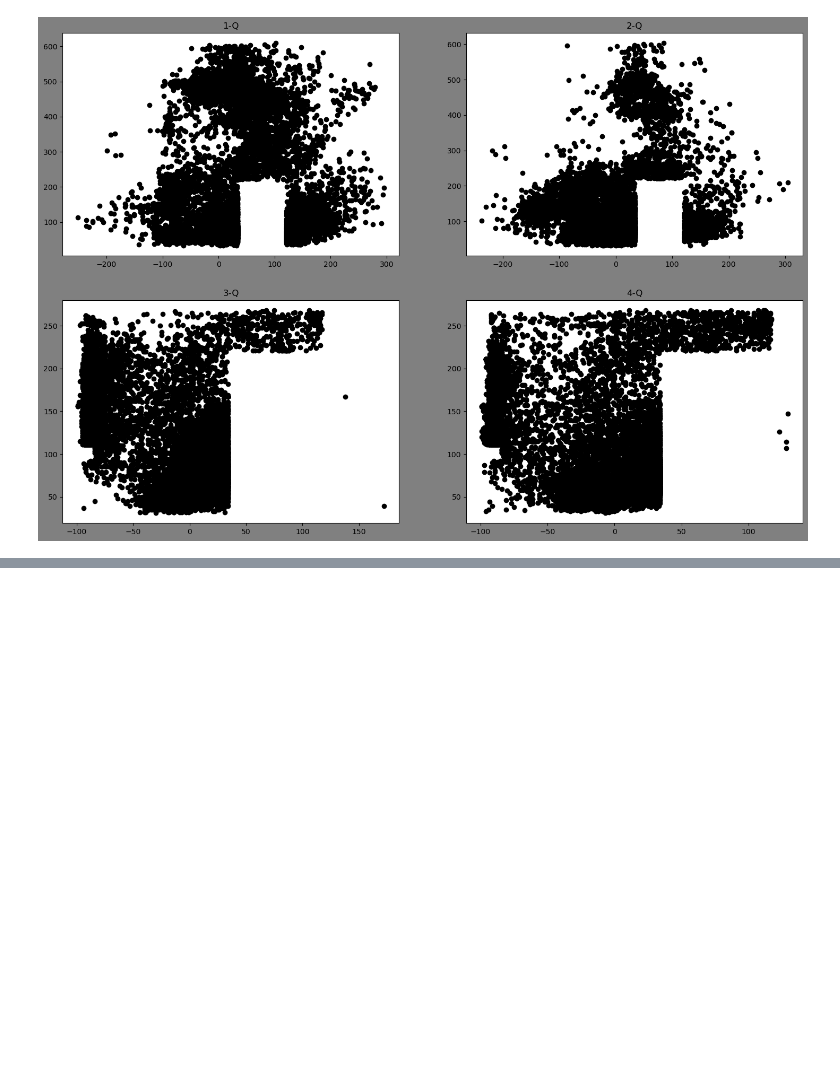
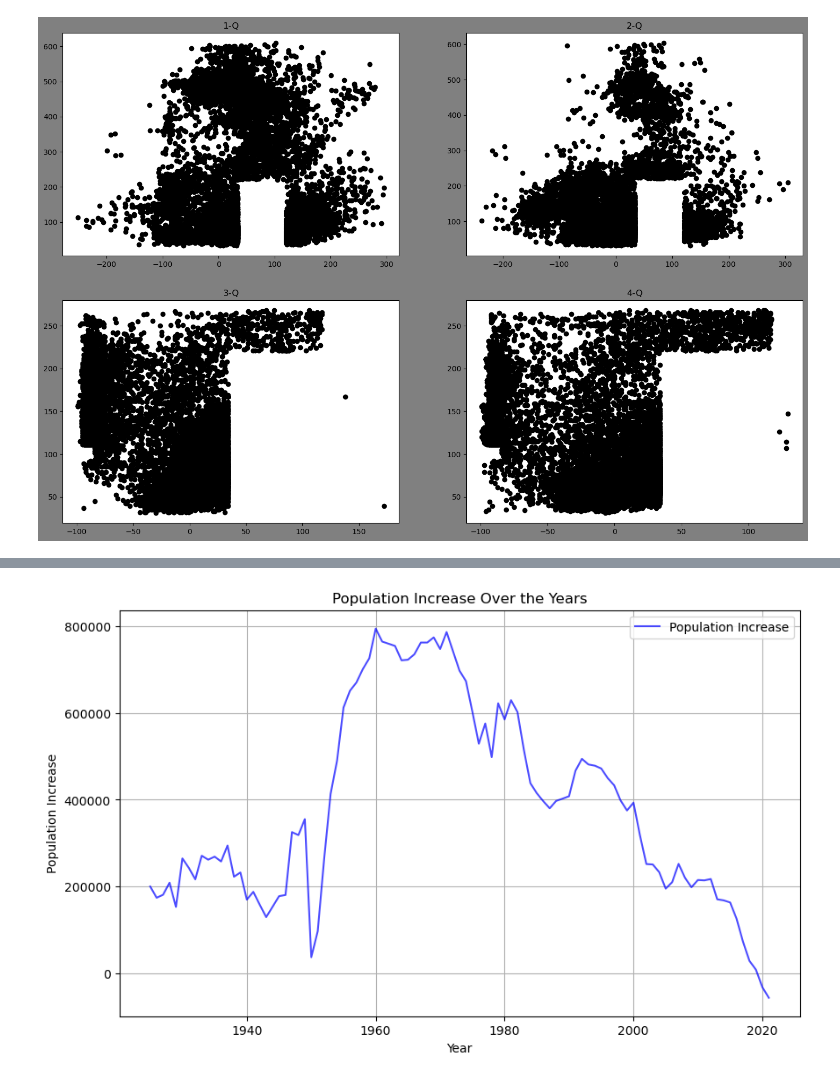
Before and after one commit to youngbeom9/250314-Quiz2-nyb-, a Jupyter notebook: pratice-1.ipynb, the cells around one changed output, grey strips where cells are left out. Saved outputs shown, nothing was run; the diff lists cells and outputs as text; code cells hidden in the pictures; blank space fills up the shorter version.

Commit message:
korea pop increase

```diff
--- a/pratice-1.ipynb
+++ b/pratice-1.ipynb
@@ -57,0 +68,2 @@ plt.show()
+# %%
+kp=pd.read_csv(r"C:\Users\302-28\Downloads\kr_population.csv")
@@ -57,0 +79,12 @@ plt.show()
+# %%
+plt.figure(figsize=(10, 6))
+plt.plot(kp['Year'],kp['increments'],color='blue',alpha=0.7,label='Population Increase')
+
+plt.title('Population Increase Over the Years')
+plt.xlabel('Year')
+plt.ylabel('Population Increase')
+plt.legend()
+plt.grid()
+plt.show()
+# %% [output]
+[figure, added]
```
Also changed, not shown: parts of 3 cells of this notebook.
